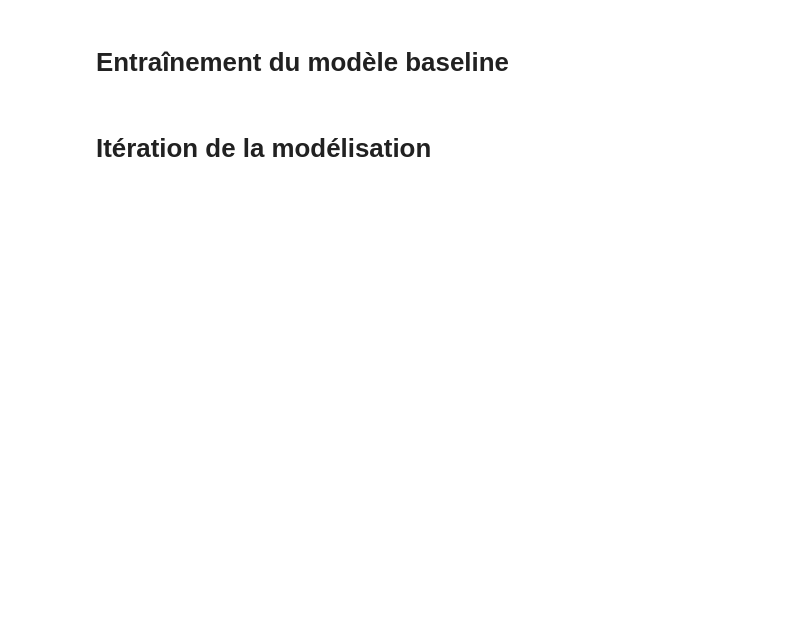
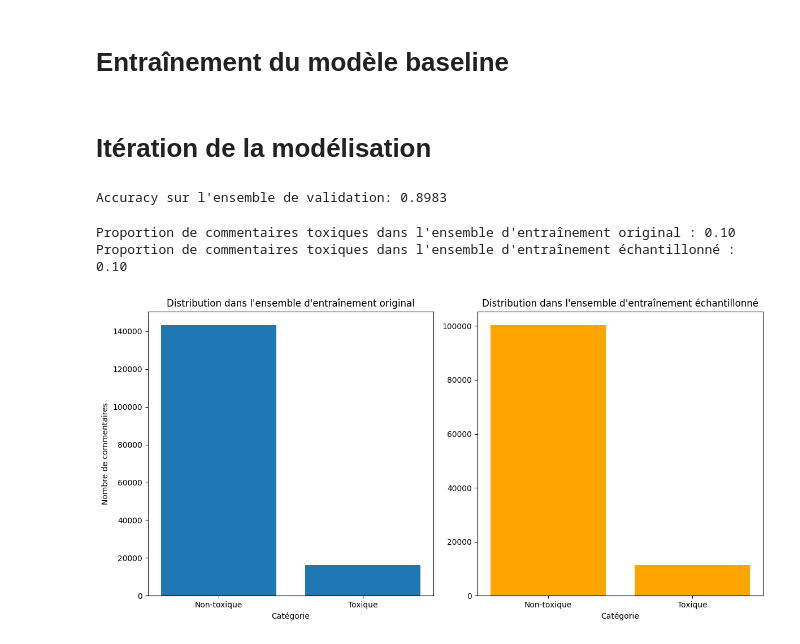
Before and after one commit to Inderivator/NLPToxicCommentCT, a Jupyter notebook: Copie_de_Classification_commentaires_toxiques.ipynb, the cells around one changed output. Saved outputs shown, nothing was run; the diff lists cells and outputs as text; code cells hidden in the pictures; blank space fills up the shorter version.

```diff
--- a/Copie_de_Classification_commentaires_toxiques.ipynb
+++ b/Copie_de_Classification_commentaires_toxiques.ipynb
@@ -152,0 +254,68 @@ Mots les plus fréquents pour identity_hate: [('nigger', 2963), ('fat', 1321), (
+# %%
+from sklearn.model_selection import train_test_split
+from sklearn.feature_extraction.text import TfidfVectorizer
+from sklearn.ensemble import RandomForestClassifier
+from sklearn.metrics import accuracy_score
+
+# Création de la colonne 'is_toxic' pour l'ensemble d'entraînement
+train['is_toxic'] = train[label_cols].max(axis=1)
+
+# Préparation des données pour l'échantillonnage stratifié de l'ensemble d'entraînement
+X_train = train['comment_text']
+y_train = train['is_toxic']
+
+# Échantillonnage stratifié pour créer un ensemble d'entraînement et un ensemble de validation
+X_train_sampled, X_val, y_train_sampled, y_val = train_test_split(
+    X_train, y_train, test_size=0.3, stratify=y_train, random_state=42)
+
+# Vectorisation TF-IDF
+vec = TfidfVectorizer(ngram_range=(1,2), tokenizer=tokenize, min_df=3, max_df=0.9, strip_accents='unicode',
+                      use_idf=1, smooth_idf=1, sublinear_tf=1)
+
+# Application de TF-IDF sur les échantillons
+trn_term_doc = vec.fit_transform(X_train_sampled)
+val_term_doc = vec.transform(X_val)
+
+# Entraînement du modèle RandomForest
+model = RandomForestClassifier(n_estimators=1000, max_leaf_nodes=18, random_state=21)
+model.fit(trn_term_doc, y_train_sampled)
+
+# Évaluation du modèle sur l'ensemble de validation
+preds_val = model.predict(val_term_doc)
+accuracy_val = accuracy_score(y_val, preds_val)
+print(f'Accuracy sur l\'ensemble de validation: {accuracy_val:.4f}')
+# %% [output]
+Accuracy sur l'ensemble de validation: 0.8983
+# %%
+# Proportion de commentaires toxiques dans l'ensemble d'entraînement original
+original_proportion = y_train.mean()
+print(f'Proportion de commentaires toxiques dans l\'ensemble d\'entraînement original : {original_proportion:.2f}')
+
+# Proportion de commentaires toxiques dans l'ensemble d'entraînement échantillonné
+sampled_proportion = y_train_sampled.mean()
+print(f'Proportion de commentaires toxiques dans l\'ensemble d\'entraînement échantillonné : {sampled_proportion:.2f}')
+
+# Affichage des distributions
+plt.figure(figsize=(12, 6))
+
+# Distribution dans l'ensemble d'entraînement original
+plt.subplot(1, 2, 1)
+plt.hist(y_train, bins=np.arange(-0.5, 2, 1), rwidth=0.8)
+plt.title('Distribution dans l\'ensemble d\'entraînement original')
+plt.xticks([0, 1], ['Non-toxique', 'Toxique'])
+plt.xlabel('Catégorie')
+plt.ylabel('Nombre de commentaires')
+
+# Distribution dans l'ensemble d'entraînement échantillonné
+plt.subplot(1, 2, 2)
+plt.hist(y_train_sampled, bins=np.arange(-0.5, 2, 1), rwidth=0.8, color='orange')
+plt.title('Distribution dans l\'ensemble d\'entraînement échantillonné')
+plt.xticks([0, 1], ['Non-toxique', 'Toxique'])
+plt.xlabel('Catégorie')
+
+plt.tight_layout()
+plt.show()
+# %% [output]
+Proportion de commentaires toxiques dans l'ensemble d'entraînement original : 0.10
+Proportion de commentaires toxiques dans l'ensemble d'entraînement échantillonné : 0.10
+[figure, added]
```
Also changed, not shown: parts of 21 cells of this notebook.
